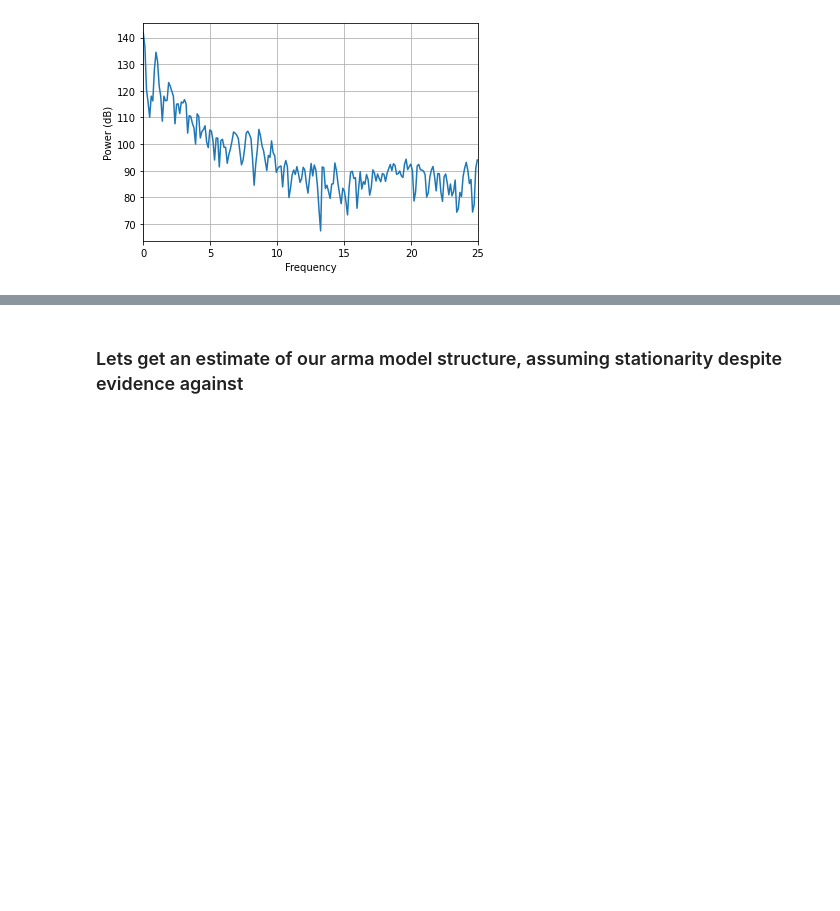
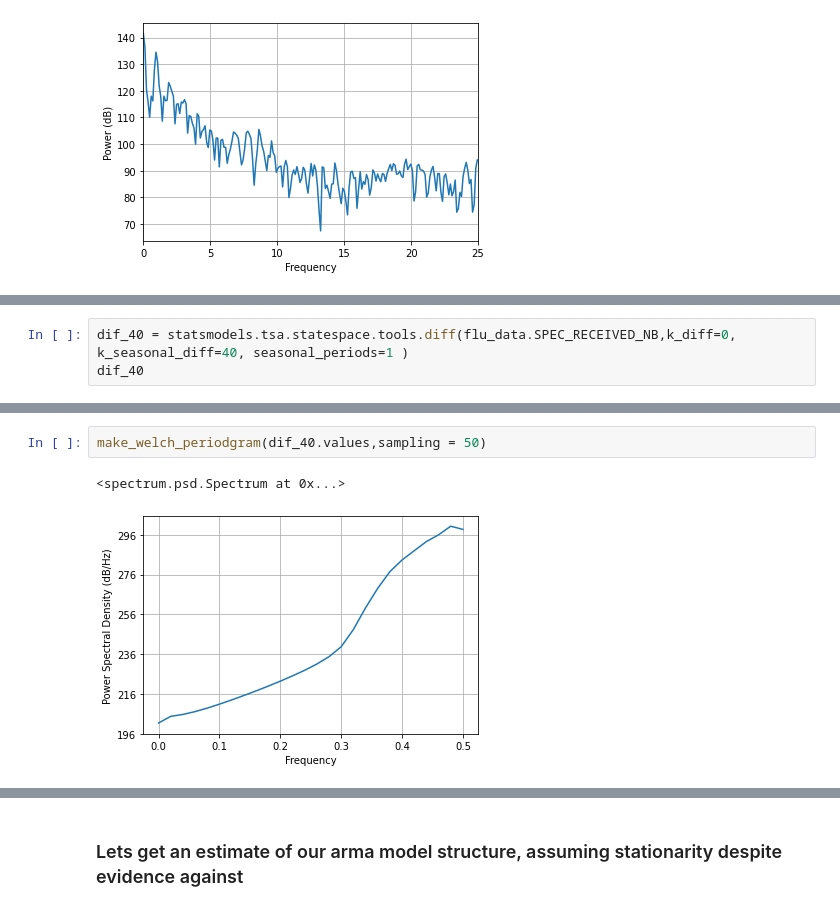
Before and after one commit to andrewmejia600/DS7333, a Jupyter notebook: CASE_STUDY_8/Case_Study_8.ipynb, the cells around one changed output, grey strips where cells are left out. Drawn from its saved outputs; the diff is of its cells as text; blank space fills up the shorter version.

```diff
--- a/CASE_STUDY_8/Case_Study_8.ipynb
+++ b/CASE_STUDY_8/Case_Study_8.ipynb
@@ -204,0 +232,3 @@ psd.plot()
+# %%
+dif_40 = statsmodels.tsa.statespace.tools.diff(flu_data.SPEC_RECEIVED_NB,k_diff=0, k_seasonal_diff=40, seasonal_periods=1 )
+dif_40
@@ -204,0 +248,5 @@ psd.plot()
+# %%
+make_welch_periodgram(dif_40.values,sampling = 50)
+# %% [output]
+<spectrum.psd.Spectrum at 0x...>
+[figure, added]
```
Also changed, not shown: parts of 13 cells of this notebook.
